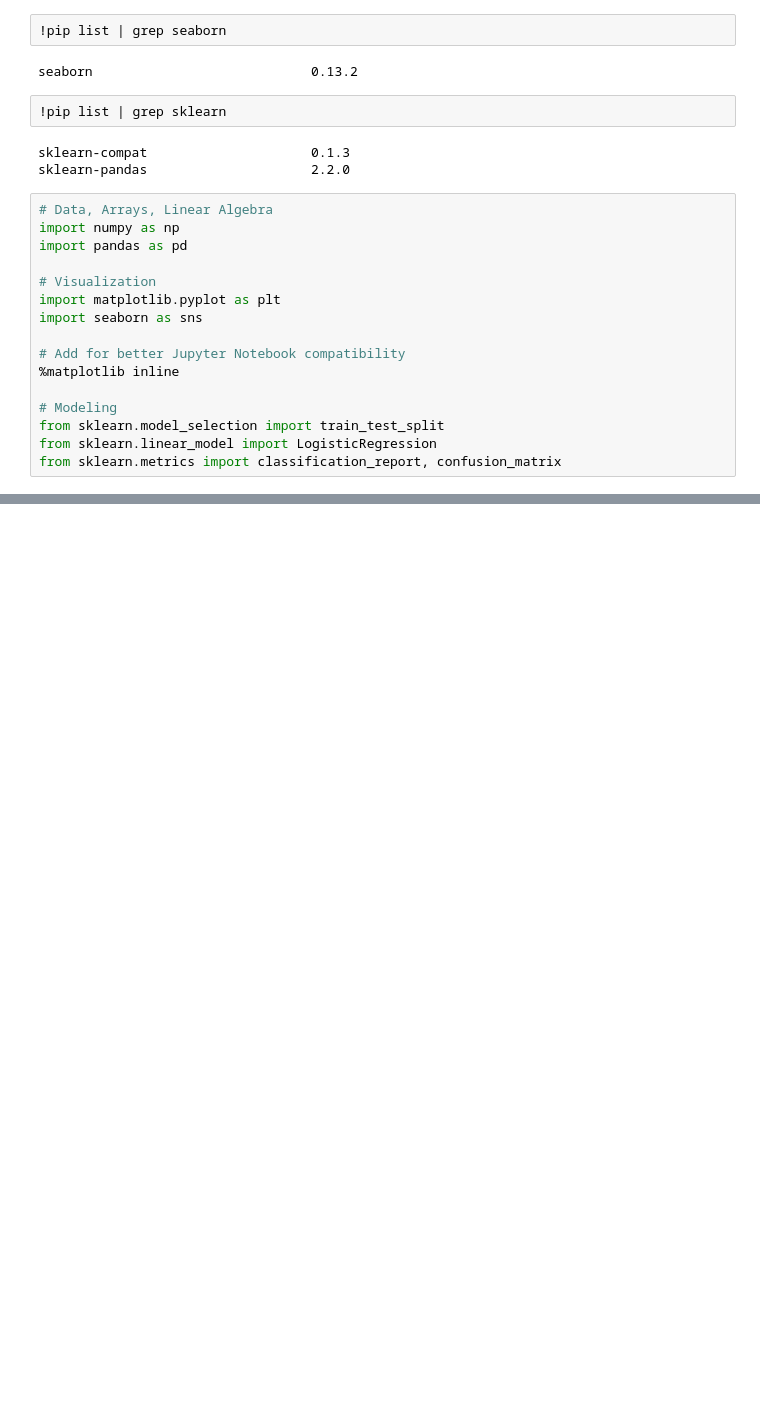
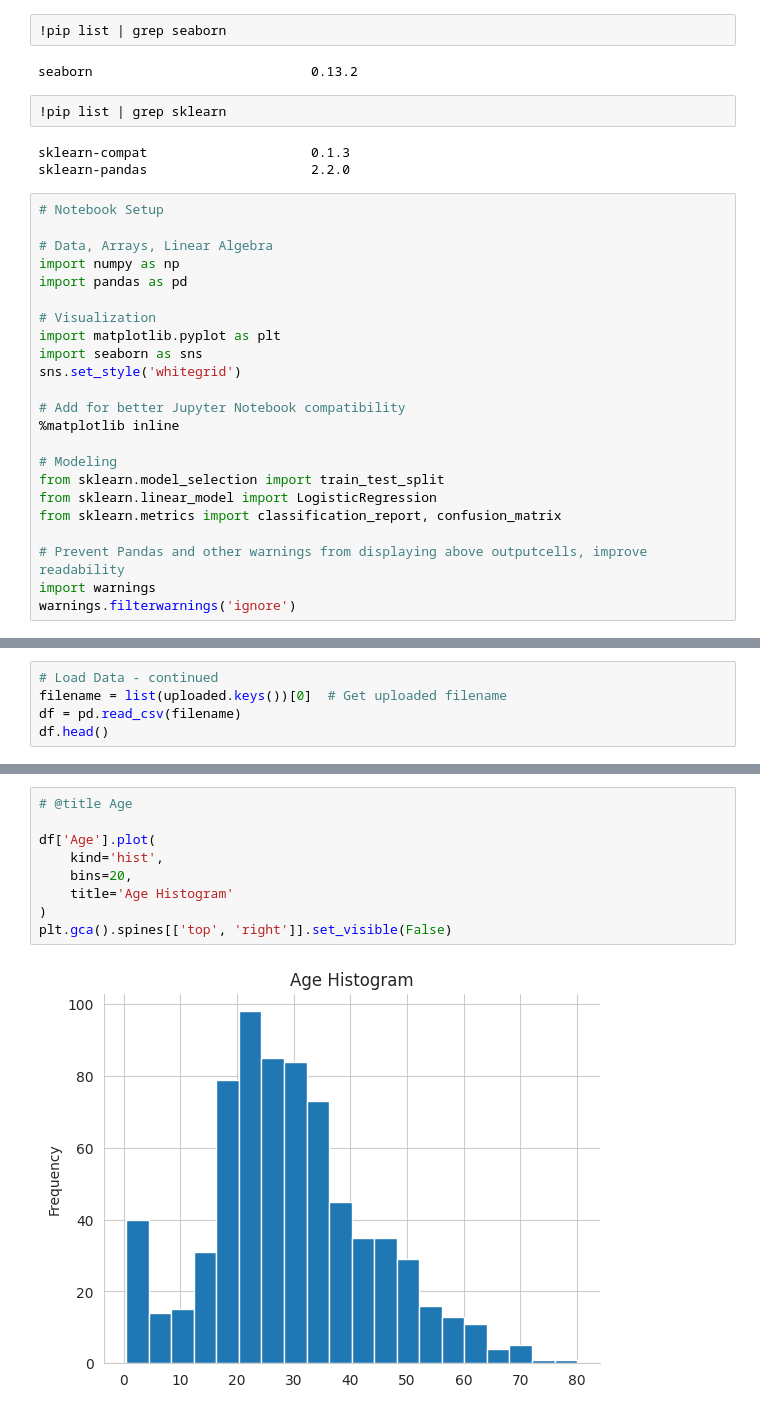
Before and after one commit to thomaspurk/python-ml-examples, a Jupyter notebook: SciKit_Learn_Logistic_Regression_Demo.ipynb, the cells around one changed output, grey strips where cells are left out. Drawn from its saved outputs; the diff is of its cells as text; blank space fills up the shorter version.

```diff
--- a/SciKit_Learn_Logistic_Regression_Demo.ipynb
+++ b/SciKit_Learn_Logistic_Regression_Demo.ipynb
@@ -27,6 +27,8 @@ seaborn                            0.13.2
 sklearn-compat                     0.1.3
 sklearn-pandas                     2.2.0
 # %%
+# Notebook Setup
+
 # Data, Arrays, Linear Algebra
 import numpy as np
 import pandas as pd
@@ -34,6 +36,7 @@ import pandas as pd
 # Visualization
 import matplotlib.pyplot as plt
 import seaborn as sns
+sns.set_style('whitegrid')
 
 # Add for better Jupyter Notebook compatibility
 %matplotlib inline
@@ -42,6 +45,10 @@ import seaborn as sns
 from sklearn.model_selection import train_test_split
 from sklearn.linear_model import LogisticRegression
 from sklearn.metrics import classification_report, confusion_matrix
+
+# Prevent Pandas and other warnings from displaying above outputcells, improve readability
+import warnings
+warnings.filterwarnings('ignore')
 # %%
 # Load Data
 # Source: Obtained from the "Python for Data Science and Machine Learning Bootcamp"
@@ -50,0 +61,5 @@ uploaded = files.upload()
+# %%
+# Load Data - continued
+filename = list(uploaded.keys())[0]  # Get uploaded filename
+df = pd.read_csv(filename)
+df.head()
@@ -50,0 +73,11 @@ uploaded = files.upload()
+# %%
+# @title Age
+
+df['Age'].plot(
+    kind='hist',
+    bins=20,
+    title='Age Histogram'
+)
+plt.gca().spines[['top', 'right']].set_visible(False)
+# %% [output]
+[figure, added]
```
Also changed, not shown: parts of 8 cells of this notebook.
